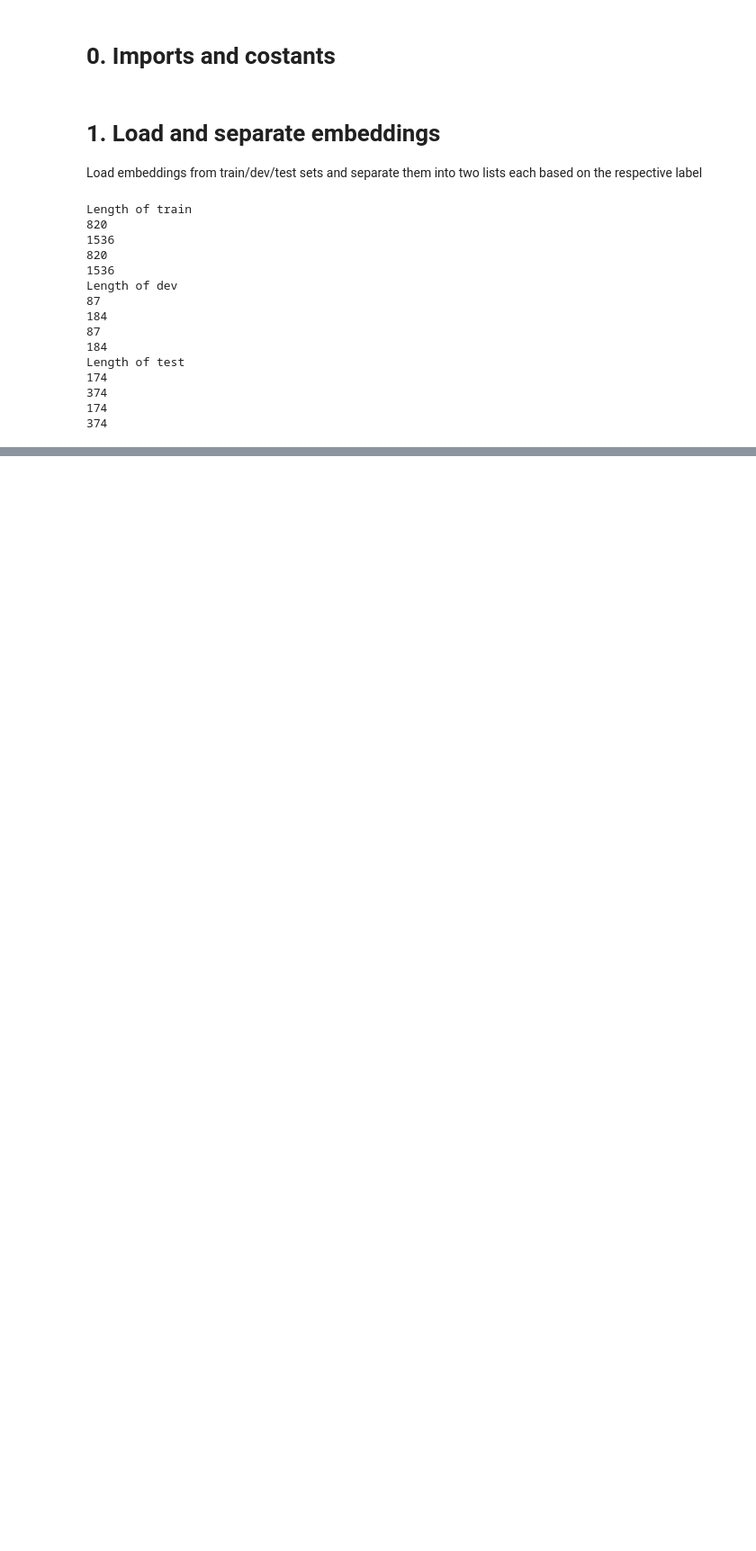
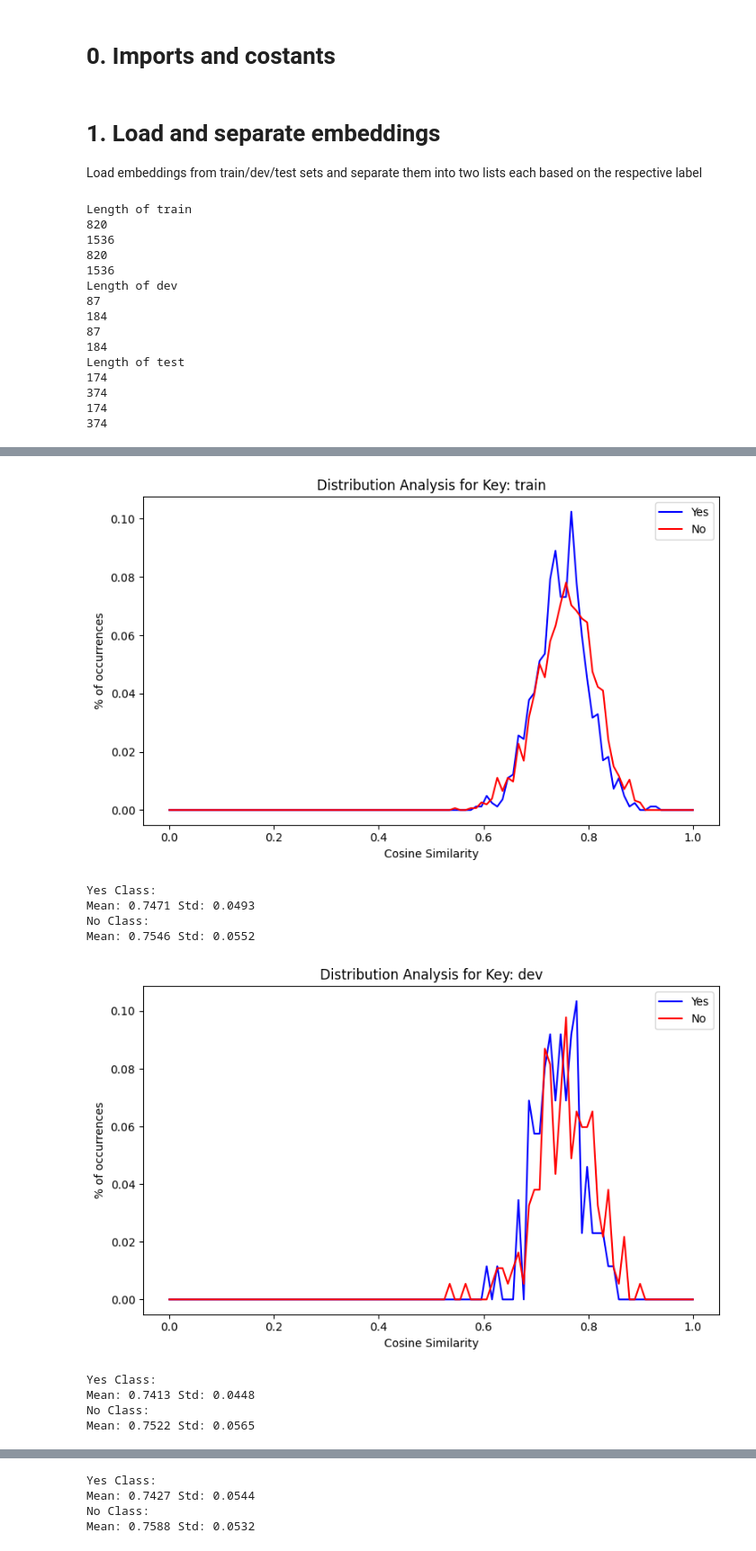
Before and after one commit to jelmis/check-worthiness, a Jupyter notebook: analysis/CIMC-25_distribution_analysis/main.ipynb, the cells around one changed output, grey strips where cells are left out. Shown at 90% size. Saved outputs shown, nothing was run; the diff lists cells and outputs as text; code cells hidden in the pictures; blank space fills up the shorter version.

Commit message:
Distribution analysis perfected

```diff
--- a/analysis/CIMC-25_distribution_analysis/main.ipynb
+++ b/analysis/CIMC-25_distribution_analysis/main.ipynb
@@ -88,13 +89,6 @@ Length of test
 # %%
-similarity_yes = []
-similarity_no = []
+similarity_yes = {}
+similarity_no = {}
 for key in keys:
-    # Calculate cosine similarity between images and texts of the 'Yes' class
-    similarity_yes = np.mean([cosine(embeddings_img_yes[key][i], embeddings_txt_yes[key][i]) for i in range(len(embeddings_img_yes[key]))])
-
-    # Calculate cosine similarity between images and texts of the 'No' class
-    similarity_no = np.mean([cosine(embeddings_img_no[key][i], embeddings_txt_no[key][i]) for i in range(len(embeddings_img_no[key]))])
-
-    print(key + ": ")
-    print("yes: " + str(similarity_yes))
-    print("no: " + str(similarity_no))
+    similarity_yes[key] = [cosine(embeddings_img_yes[key][i], embeddings_txt_yes[key][i]) for i in range(len(embeddings_img_yes[key]))]
+    similarity_no[key] = [cosine(embeddings_img_no[key][i], embeddings_txt_no[key][i]) for i in range(len(embeddings_img_no[key]))]
@@ -110,0 +97,44 @@ no: 0.7587956940147648
+# %%
+for key in keys:
+    # Count the number of occurrences for each class
+    yes_counts = np.histogram(similarity_yes[key], bins=100, range=(0, 1))[0]
+    no_counts = np.histogram(similarity_no[key], bins=100, range=(0, 1))[0]
+
+    # Normalisation
+    yes_counts_norm = yes_counts / len(similarity_yes[key])
+    no_counts_norm = no_counts / len(similarity_no[key])
+
+    x = np.linspace(0, 1, num=100)
+
+    plt.figure(figsize=(8, 5))
+    plt.plot(x, yes_counts_norm, color='blue', label='Yes')
+    plt.plot(x, no_counts_norm, color='red', label='No')
+
+    plt.xlabel('Cosine Similarity')
+    plt.ylabel('% of occurrences')
+    plt.title(f'Distribution Analysis for Key: {key}')
+    plt.legend()
+    plt.tight_layout()
+    plt.show()
+
+    # Calculate mean and standard deviation for each class
+    mean_yes = np.mean(similarity_yes[key])
+    std_yes = np.std(similarity_yes[key])
+    mean_no = np.mean(similarity_no[key])
+    std_no = np.std(similarity_no[key])
+
+    print('Yes Class:')
+    print(f'Mean: {mean_yes:.4f}' + f' Std: {std_yes:.4f}')
+    print('No Class:')
+    print(f'Mean: {mean_no:.4f}' + f' Std: {std_no:.4f}')
+# %% [output]
+[figure, added]
+Yes Class:
+Mean: 0.7471 Std: 0.0493
+No Class:
+Mean: 0.7546 Std: 0.0552
+[figure, added]
+Yes Class:
+Mean: 0.7413 Std: 0.0448
+No Class:
+Mean: 0.7522 Std: 0.0565
@@ -110,0 +142,4 @@ no: 0.7587956940147648
+Yes Class:
+Mean: 0.7427 Std: 0.0544
+No Class:
+Mean: 0.7588 Std: 0.0532
```
Also changed, not shown: parts of 8 cells of this notebook.
